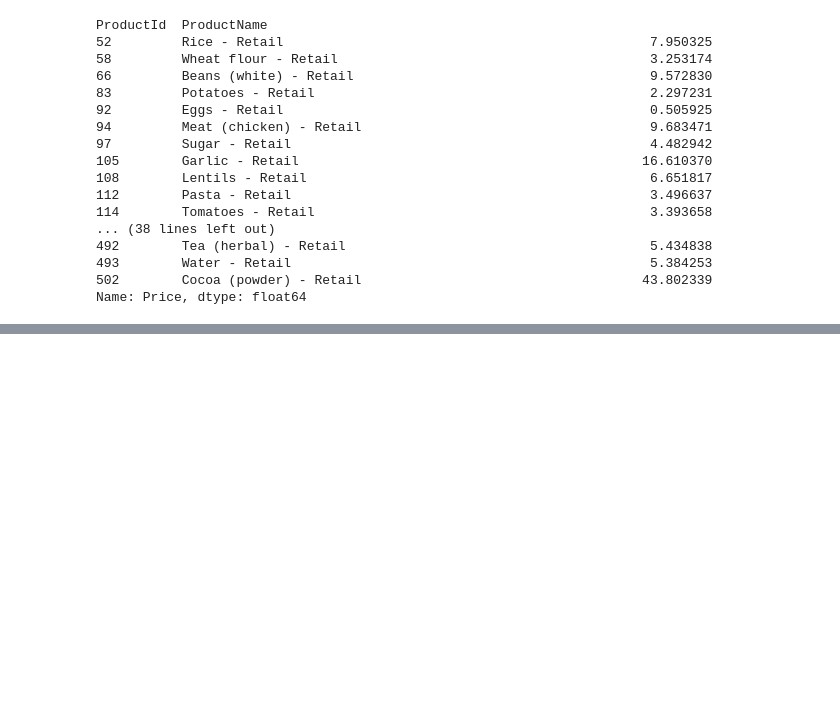
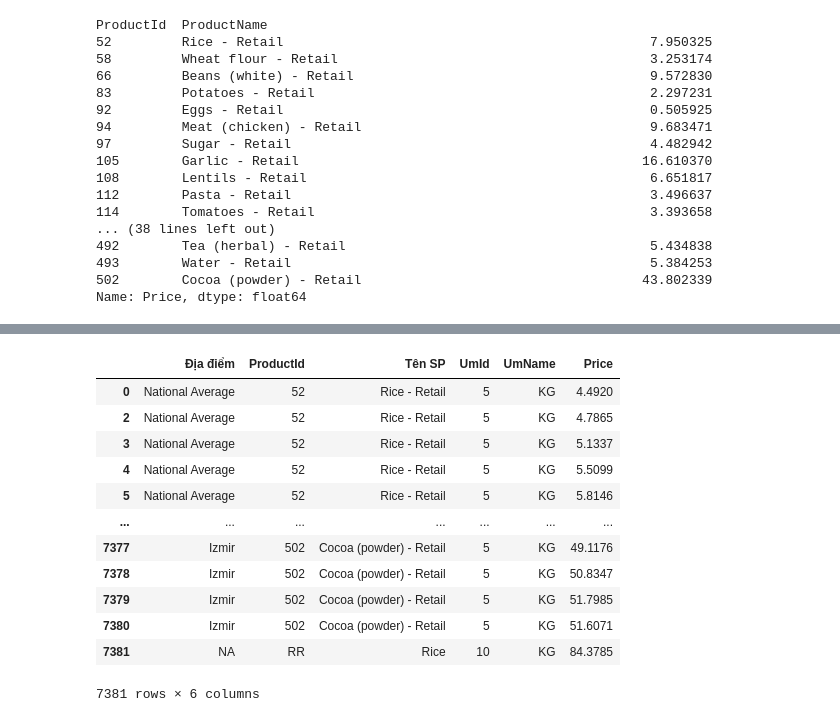
Before and after one commit to Trang27cl/testgit, a Jupyter notebook: FoodPrice_in_Turkey.ipynb, the cells around one changed output, grey strips where cells are left out. Saved outputs shown, nothing was run; the diff lists cells and outputs as text; code cells hidden in the pictures; blank space fills up the shorter version.

```diff
--- a/FoodPrice_in_Turkey.ipynb
+++ b/FoodPrice_in_Turkey.ipynb
@@ -68,0 +202,22 @@ Name: Price, dtype: float64
+# %%
+#Xóa các dòng trong DataFrame
+# Cú pháp: df.drop(Chỉ số dòng cần xóa, axis=0, inplace=True)
+# axis = 0 là giá trị mặc định có thể viết tường minh hoặc không
+# Xóa dòng có chỉ số 1 (dòng thứ 2) sử dụng phương thức drop()
+
+data.drop(1, axis = 0, inplace=True)
+data
+# %% [output]
+|  | Địa điểm | ProductId | Tên SP | UmId | UmName | Price |
+| 0 | National Average | 52 | Rice - Retail | 5 | KG | 4.4920 |
+| 2 | National Average | 52 | Rice - Retail | 5 | KG | 4.7865 |
+| 3 | National Average | 52 | Rice - Retail | 5 | KG | 5.1337 |
+| 4 | National Average | 52 | Rice - Retail | 5 | KG | 5.5099 |
+| 5 | National Average | 52 | Rice - Retail | 5 | KG | 5.8146 |
+| ... | ... | ... | ... | ... | ... | ... |
+| 7377 | Izmir | 502 | Cocoa (powder) - Retail | 5 | KG | 49.1176 |
+| 7378 | Izmir | 502 | Cocoa (powder) - Retail | 5 | KG | 50.8347 |
+| 7379 | Izmir | 502 | Cocoa (powder) - Retail | 5 | KG | 51.7985 |
+| 7380 | Izmir | 502 | Cocoa (powder) - Retail | 5 | KG | 51.6071 |
+| 7381 | NA | RR | Rice | 10 | KG | 84.3785 |
+7381 rows × 6 columns
```
Also changed, not shown: parts of 10 cells of this notebook.
